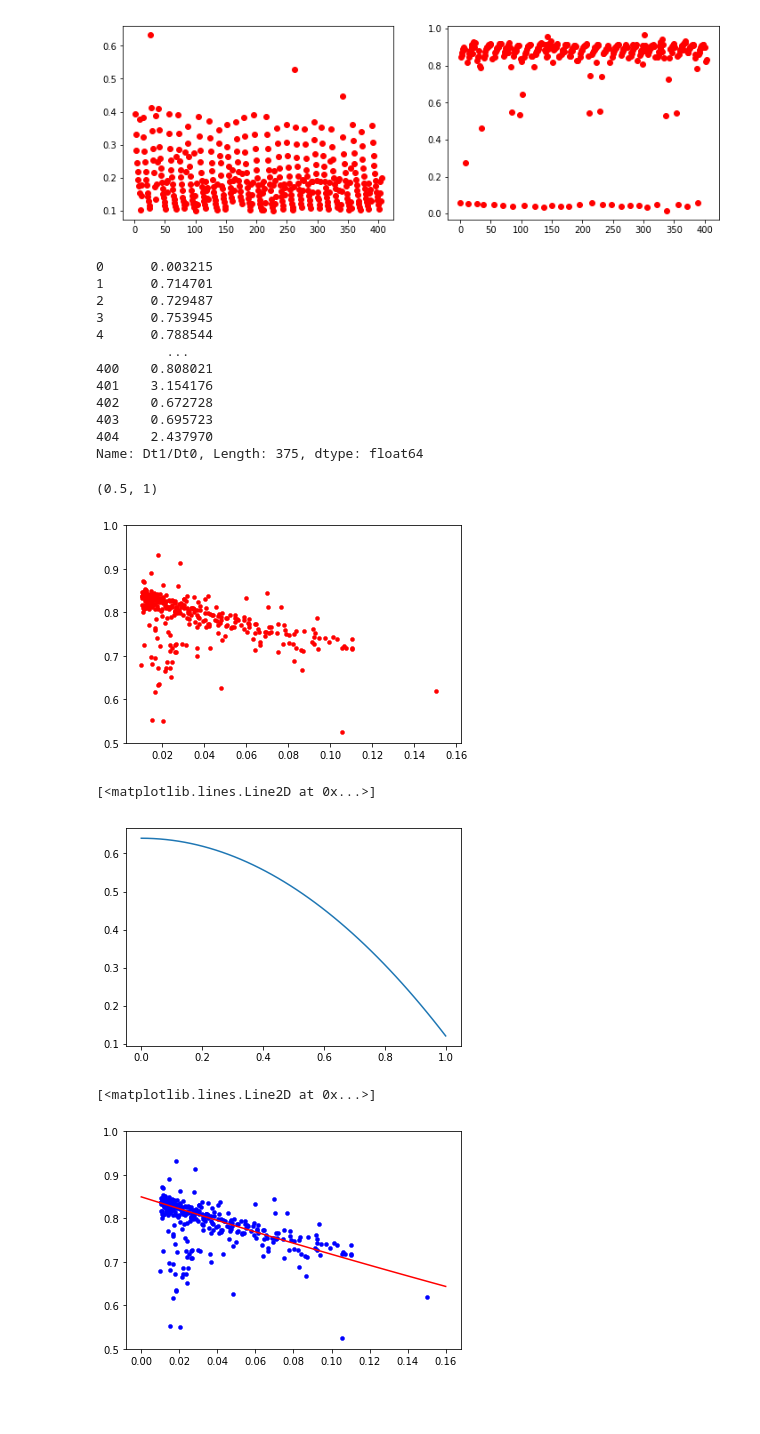
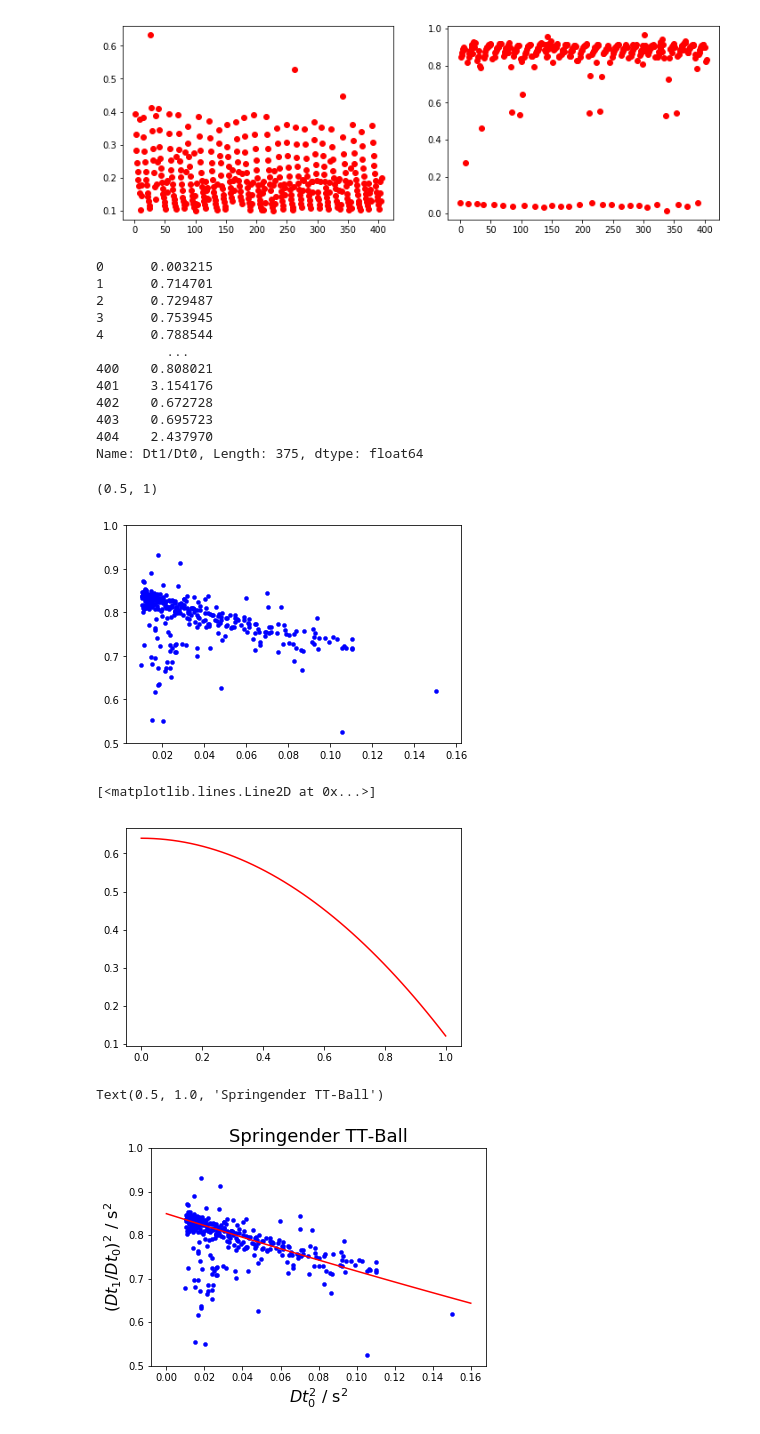
Before and after one commit to allgebrist/physik-praktikum, a Jupyter notebook: Springender Ball - Aufgabe 4.ipynb, the cells around one changed output. Drawn from its saved outputs; the diff is of its cells as text; code cells hidden in the pictures; blank space fills up the shorter version.

```diff
--- a/Springender Ball - Aufgabe 4.ipynb
+++ b/Springender Ball - Aufgabe 4.ipynb
@@ -80,7 +80,7 @@ axs[1].plot(tabelle["Dt1/Dt0"][tabelle["Dt1/Dt0"] < 1], 'ro')
 a = (tabelle["Dt"][tabelle["Dt"] < 0.4])**2
 b = (tabelle["Dt1/Dt0"][tabelle["Dt1/Dt0"] < 2.55])**2
 print(b)
-plt.plot(a, b, 'ro', markersize = 4, markeredgewidth = 0.5)
+plt.plot(a, b, 'bo', markersize = 4, markeredgewidth = 0.5)
 plt.ylim(bottom = 0.5, top = 1)
 # %% [output]
 0      0.003215
@@ -96,27 +96,30 @@ plt.ylim(bottom = 0.5, top = 1)
 404    2.437970
 Name: Dt1/Dt0, Length: 375, dtype: float64
 (0.5, 1)
-[figure, old version]
+[figure, new version]
 # %%
 def theoriefunktion(x, k, f):
     return (k**2)*(1-(f**2)*(x**2))
 
 k, f = 0.8, 0.9
 x = np.linspace(0, 1)
-plt.plot(x, theoriefunktion(x, k, f))
+plt.plot(x, theoriefunktion(x, k, f), 'r-')
 # %% [output]
 [<matplotlib.lines.Line2D at 0x...>]
-[figure, old version]
+[figure, new version]
 # %%
 a = (tabelle["Dt"][tabelle["Dt"] < 0.4])**2
 b = (tabelle["Dt1/Dt0"][tabelle["Dt1/Dt0"] < 2.55])**2
 
 plt.plot(a, b, 'bo', markersize = 4, markeredgewidth = 0.5)
 plt.ylim(bottom = 0.5, top = 1)
 
 k, f = 0.96, 0.9
 x = np.linspace(0, 0.4)
 plt.plot(x**2, theoriefunktion(x, k, f)**2, 'r-')
+plt.xlabel('$Dt_0^2$ / $\mathrm{s}^2$', fontsize = 16)
+plt.ylabel('$(Dt_1/Dt_0)^2$ / $\mathrm{s}^2$', fontsize = 16)
+plt.title('Springender TT-Ball', fontsize = 18)
 # %% [output]
-[<matplotlib.lines.Line2D at 0x...>]
+Text(0.5, 1.0, 'Springender TT-Ball')
-[figure, old version]
+[figure, new version]
```
Also changed, not shown: parts of 1 cell of this notebook.
